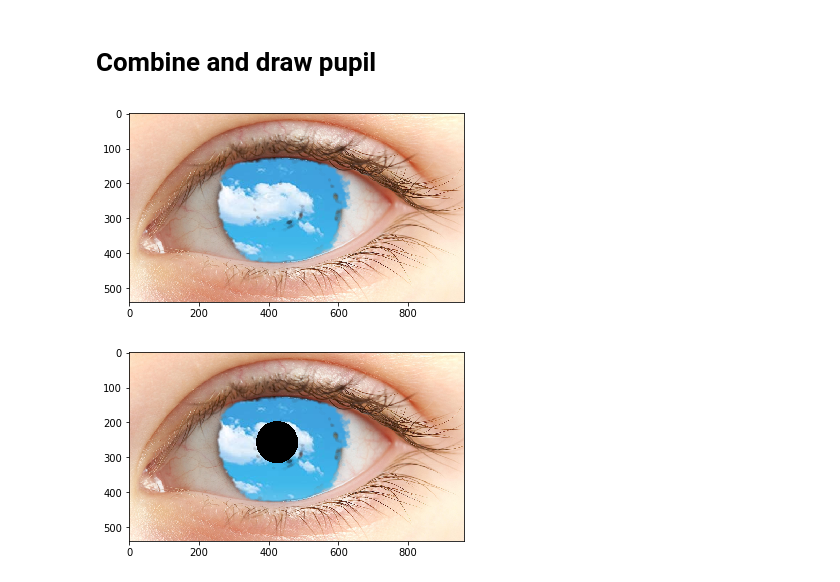
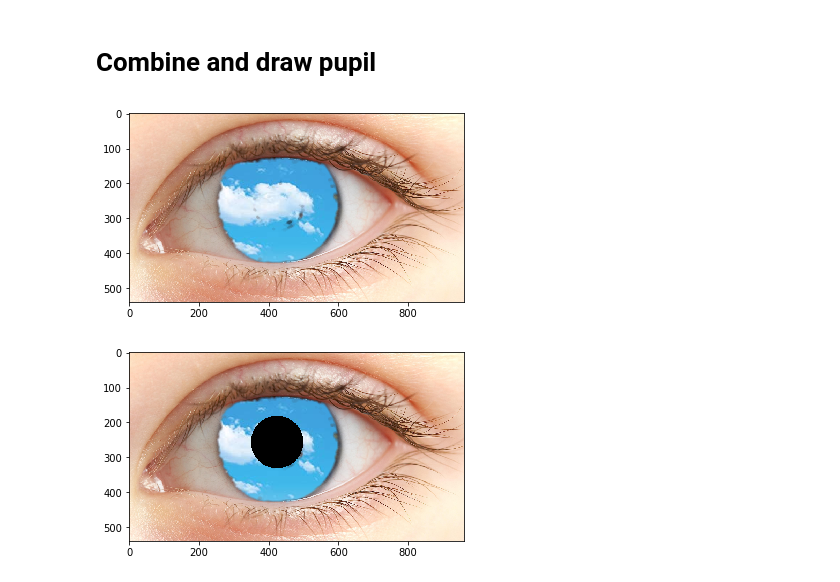
Before and after one commit to asyaf/magritte, a Jupyter notebook: code/the_false_mirror.ipynb, the cells around one changed output. Cells and saved outputs as stored; diff of their text form; code cells hidden in the pictures.

```diff
--- a/code/the_false_mirror.ipynb
+++ b/code/the_false_mirror.ipynb
@@ -116,3 +120,7 @@ ret, thresh = cv2.threshold(resized_hue,80,255,cv2.THRESH_BINARY)
 display_image(thresh)
 # %% [output]
 [figure]
+# %%
+black_img = np.zeros(resized_hue.shape, dtype=np.uint8)
+cv2.circle(black_img, (iris[0], iris[1]), iris[2], (255,255,255), -1)
+display_image(black_img)
@@ -118,0 +129,3 @@ display_image(thresh)
+# %%
+corrected_mask = cv2.bitwise_and(thresh, black_img)
+display_image(corrected_mask)
@@ -119,6 +134,6 @@ display_image(thresh)
 # %%
 kernel = cv2.getStructuringElement(cv2.MORPH_ELLIPSE,(7,7))
-iris_mask = cv2.blur(thresh, (7,7))
+iris_mask = cv2.blur(corrected_mask, (7,7))
 for i in range(3):
   iris_mask = cv2.morphologyEx(iris_mask,cv2.MORPH_OPEN,kernel)
   iris_mask = cv2.morphologyEx(iris_mask,cv2.MORPH_CLOSE,kernel)
@@ -145,10 +160,10 @@ eye_sky_img = alpha_blend(resized_sky_img, resized_eye_img, iris_mask_img)
 eye_sky_img = eye_sky_img.astype(np.uint8)
 display_image(eye_sky_img)
 # %% [output]
-[figure, old version]
+[figure, new version]
 # %%
 eye_sky_pupil_img = eye_sky_img.copy()
-cv2.circle(eye_sky_pupil_img, (iris[0], iris[1]), 60, (0, 0, 0), -1)
+cv2.circle(eye_sky_pupil_img, (iris[0], iris[1]), 75, (0, 0, 0), -1)
 display_image(eye_sky_pupil_img)
 # %% [output]
-[figure, old version]
+[figure, new version]
```
Also changed, not shown: parts of 5 cells of this notebook.
